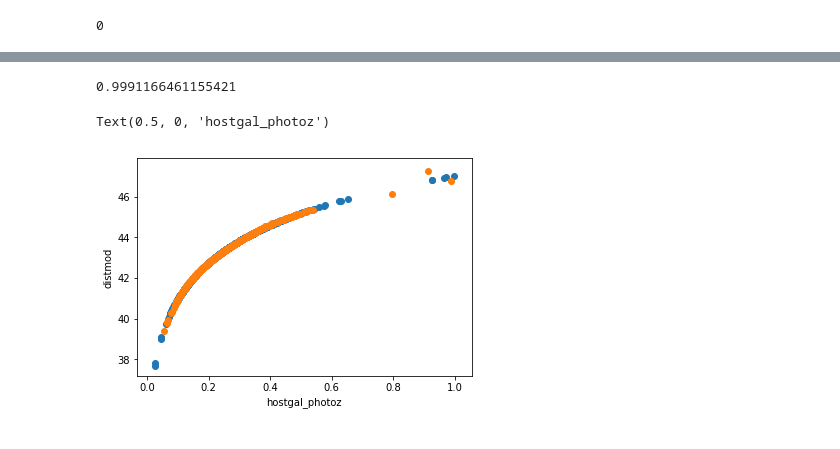
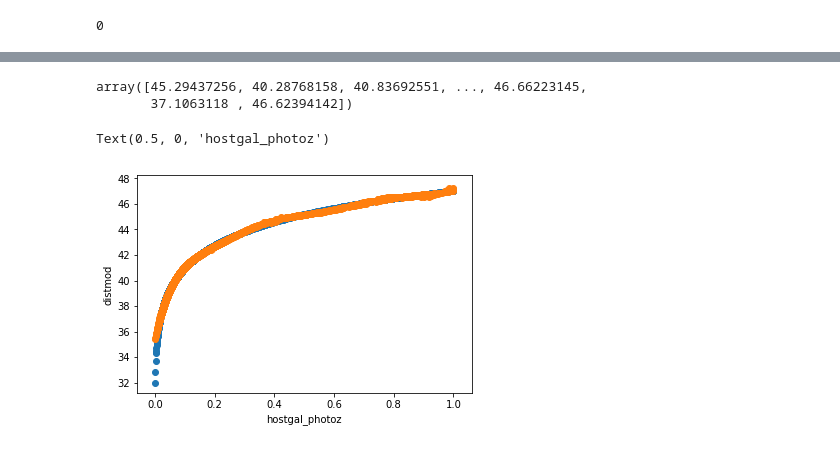
Before and after one commit to yfe404/kaggle-plasticc-astronomical-classification, a Jupyter notebook: data-transformation/GP_predictDistmod.ipynb, the cells around one changed output, grey strips where cells are left out. Saved outputs shown, nothing was run; the diff lists cells and outputs as text; code cells hidden in the pictures.

```diff
--- a/data-transformation/GP_predictDistmod.ipynb
+++ b/data-transformation/GP_predictDistmod.ipynb
@@ -11,7 +12,7 @@ import matplotlib.pyplot as plt
 # %%
 dataset = "../../all"
 # %%
-metadata = pd.read_csv(dataset+'/test_set_metadata.csv')
+metadata = pd.read_csv(dataset+'/training_set_metadata.csv')
 list(metadata)
 # %% [output]
 ['object_id',
@@ -85,9 +78,12 @@ X.loc[:10,:]
 # %%
-X_train, X_test, y_train, y_test = train_test_split(X.head(1000), y.head(1000), test_size=0.33, random_state=42)
+#batcherator = iter_minibatches(chunksize=1000)
+
+
+X_train, X_test, y_train, y_test = train_test_split(X, y, test_size=0.33, random_state=42)
 kernel = DotProduct() + WhiteKernel()
 gaussian = GaussianProcessRegressor()
 gaussian.fit(X_train,y_train)
-
+print(y_train)
 #need to find a way to split this cause this algo doesn't work on big datasets
-#crossVal = cross_validate(gaussian, X.head(10000), y.head(10000), cv=10,return_estimator=True, scoring="neg_mean_squared_log_error",error_score='raise')
+#crossVal = cross_validate(gaussian, X, y, cv=10,return_estimator=True, scoring="neg_mean_squared_log_error",error_score='raise')
 # %% [output]
@@ -97,12 +107,19 @@ GaussianProcessRegressor(alpha=1e-10, copy_X_train=True, kernel=None,
 # %%
 gaussian.score(X_test,y_test)
+#crossVal
+#np.argmax(crossVal['test_score'])
+X = gaussian.predict(X)
-# %% [output]
-0.9991166461155421
+# %%
+X
+#gaussian = crossVal['estimator'][0]
+# %% [output]
+array([45.29437256, 40.28768158, 40.83692551, ..., 46.66223145,
+       37.1063118 , 46.62394142])
 # %%
-plt.scatter(x=X_train['hostgal_photoz'], y=y_train, label="distmod training")
-plt.scatter(x=X_test['hostgal_photoz'], y=gaussian.predict(X_test), label="distmod predicted")
+plt.scatter(x=X['hostgal_photoz'], y=y, label="distmod training")
+plt.scatter(x=X['hostgal_photoz'], y=gaussian.predict(X), label="distmod predicted")
 plt.ylabel("distmod")
 plt.xlabel("hostgal_photoz")
 # %% [output]
 Text(0.5, 0, 'hostgal_photoz')
-[figure, old version]
+[figure, new version]
```
Also changed, not shown: parts of 14 cells of this notebook, 1 other file.
